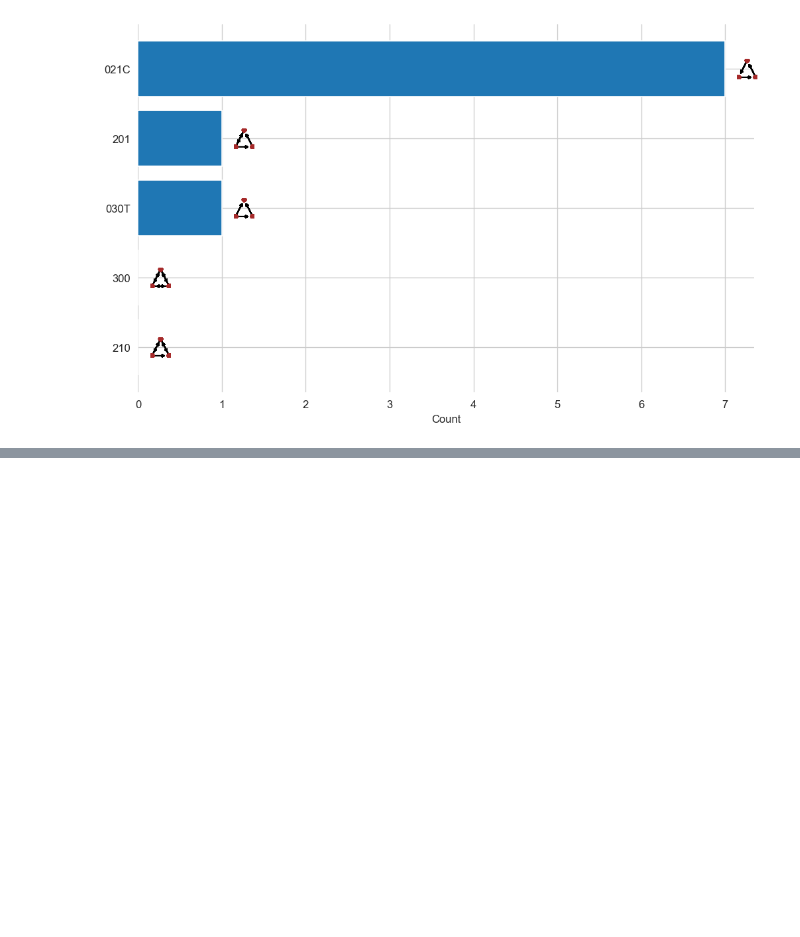
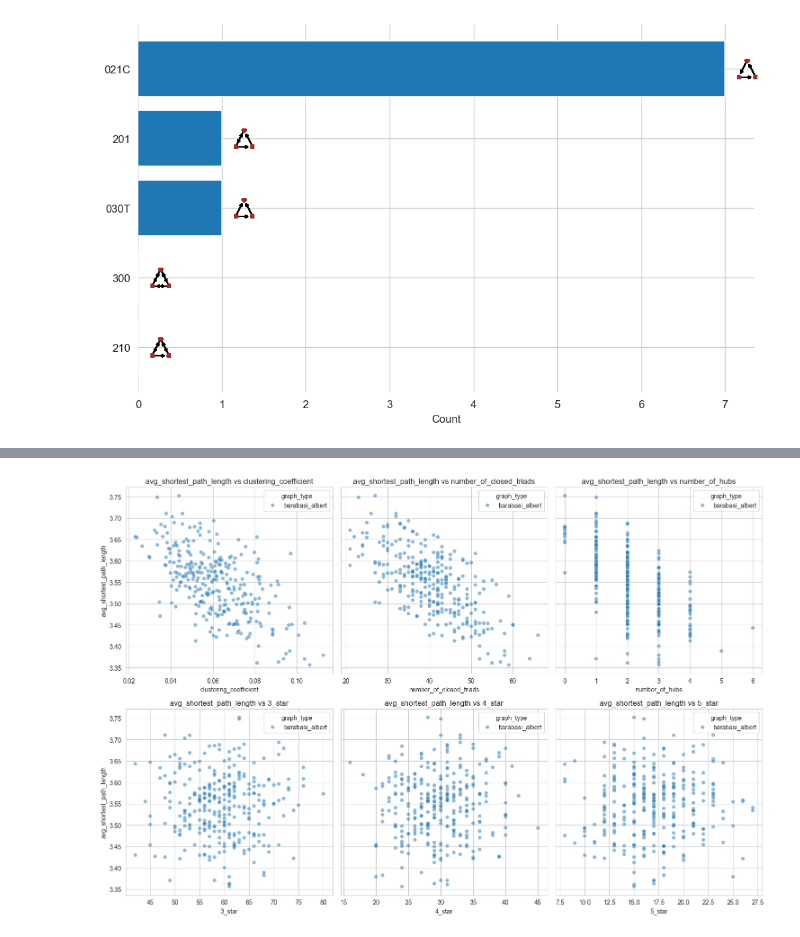
Before and after one commit to bgbg/MLConnectedWorld, a Jupyter notebook: MLConnectedWorldBook/part_06_ch_01_transitivity_and_triads.ipynb, the cells around one changed output, grey strips where cells are left out. Drawn from its saved outputs; the diff is of its cells as text; code cells hidden in the pictures; blank space fills up the shorter version.

```diff
--- a/MLConnectedWorldBook/part_06_ch_01_transitivity_and_triads.ipynb
+++ b/MLConnectedWorldBook/part_06_ch_01_transitivity_and_triads.ipynb
@@ -573,0 +617,33 @@ graph_utils.plot_triad_census(graph_directed, ax=ax, top_n=5, ignore_non_triads=
+# %%
+N_SIMULATIONS = 300
+# %%
+all_metrics = []
+# barabasi albert graphs
+for _ in tqdm(range(N_SIMULATIONS)):
+    n = 300
+    m  = 2
+    G = nx.barabasi_albert_graph(n, m)
+    metrics = network_metrics(G)
+    metrics['graph_type'] = 'barabasi_albert'
+    all_metrics.append(metrics)
+# %%
+df_metrics = pd.DataFrame(all_metrics)
+# %%
+col_y = 'avg_shortest_path_length'
+cols_x = [c for c in df_metrics.columns if c != col_y and c not in ['graph_type', 'n_nodes', 'n_edges']]
+col_hue = 'graph_type'
+import seaborn as sns
+# %%
+n_cols = 3
+n_rows = math.ceil(len(cols_x) / n_cols)
+fig, axes = plt.subplots(n_rows, n_cols, figsize=(15, 5 * n_rows), sharey=True)
+axes = axes.flatten()
+for i, col_x in enumerate(cols_x):
+    ax = axes[i]
+    sns.scatterplot(data=df_metrics, x=col_x, y=col_y, ax=ax, hue=col_hue, alpha=0.5)
+    ax.set_title(f"{col_y} vs {col_x}")
+for i in range(len(cols_x), len(axes)):
+    fig.delaxes(axes[i])
+fig.tight_layout()
+# %% [output]
+[figure, added]
```
Also changed, not shown: parts of 15 cells of this notebook, 14 other files.
